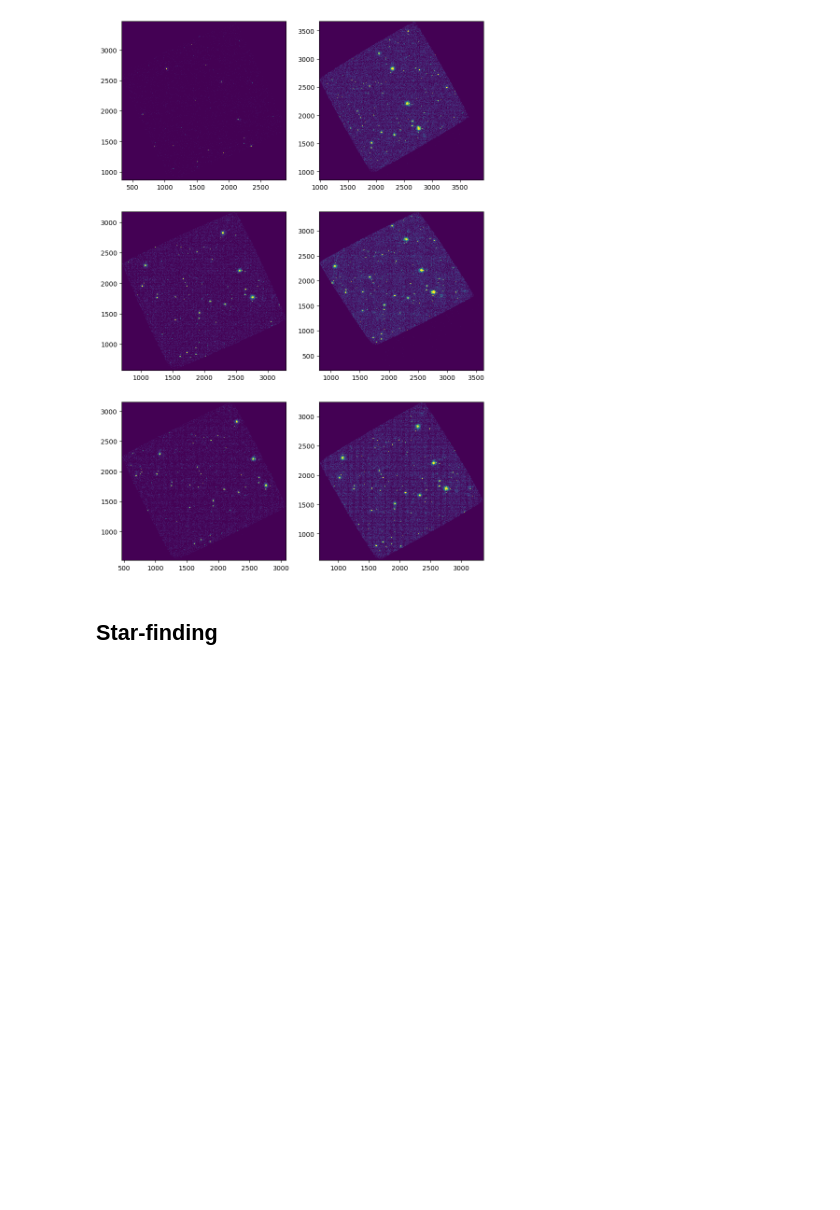
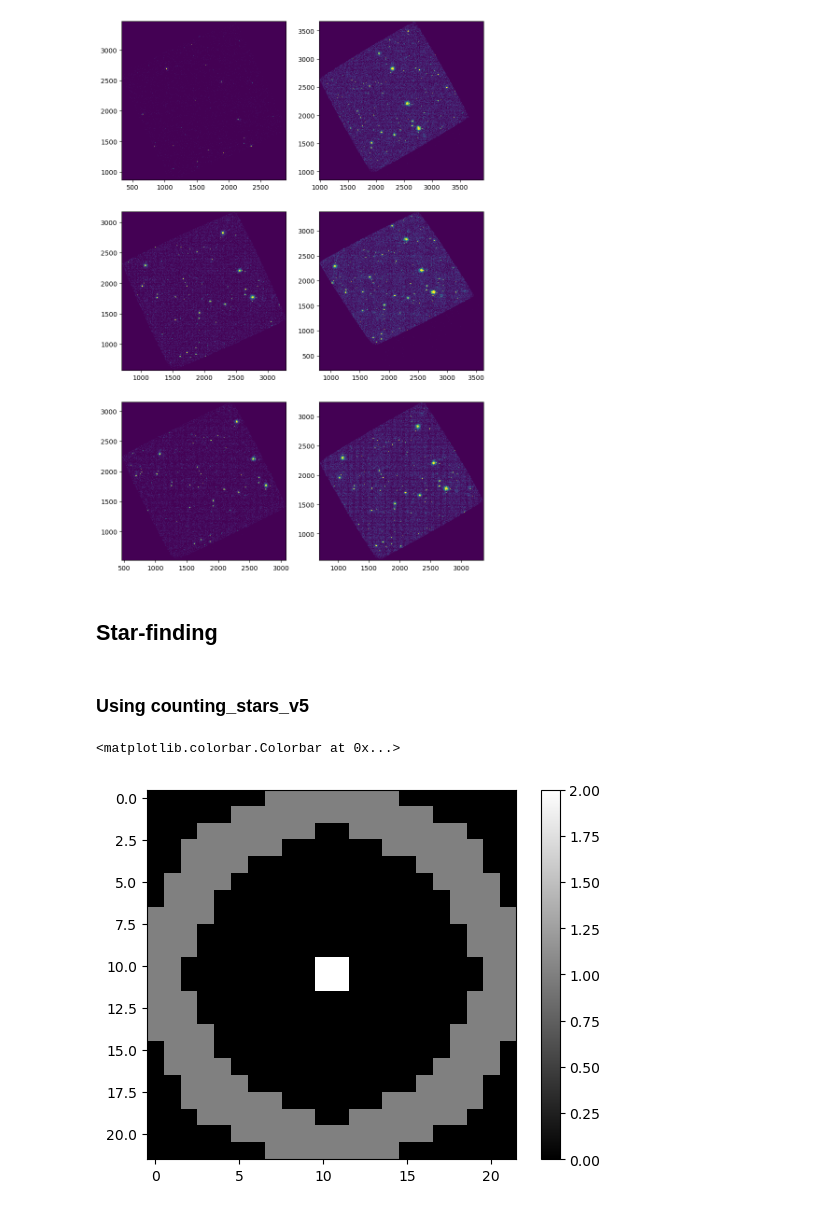
Before and after one commit to saphiooo/counting_stars, a Jupyter notebook: swift_uvot_events.ipynb, the cells around one changed output. Saved outputs shown, nothing was run; the diff lists cells and outputs as text; code cells hidden in the pictures; blank space fills up the shorter version.

Commit message:
add star-finding code from v5 and the daofinder

```diff
--- a/swift_uvot_events.ipynb
+++ b/swift_uvot_events.ipynb
@@ -112,3 +118,27 @@ histdata, x, y, img = axes[2][1].hist2d(interval5.X, interval5.Y, bins=1000, vmi
 [figure]
 # %% [markdown]
 ## Star-finding
+# %% [markdown]
+### Using counting_stars_v5
+# %%
+## import annulus
+from PIL import Image
+im_frame = Image.open('/home/saphio/repo/counting_stars/annuli_imgs/annulus_22.png')
+# %%
+np_frame = np.array(im_frame)
+annulus_size = len(np_frame)
+
+## fix up imported annulus
+annulus = np.zeros((annulus_size, annulus_size))
+for i in range(annulus_size):
+    for j in range(annulus_size):
+        if (np_frame[i, j, 0] == 0 and np_frame[i, j, 3] == 255):
+            annulus[i, j] = 1 ## background
+        elif (np_frame[i, j, 0] == 112):
+            annulus[i, j] = 2 ## star (circle aperture)
+
+plt.imshow(annulus, cmap='gray')
+plt.colorbar()
+# %% [output]
+<matplotlib.colorbar.Colorbar at 0x...>
+[figure, added]
```
Also changed, not shown: parts of 21 cells of this notebook.
